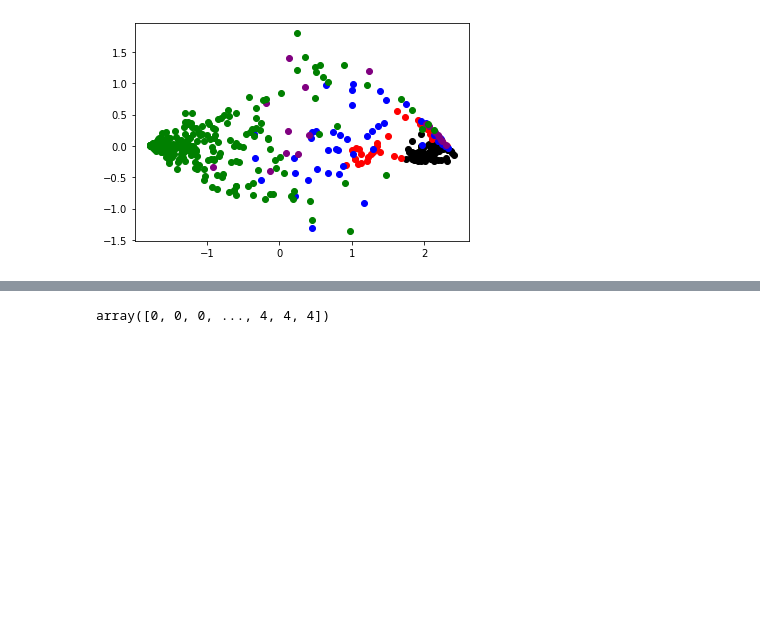
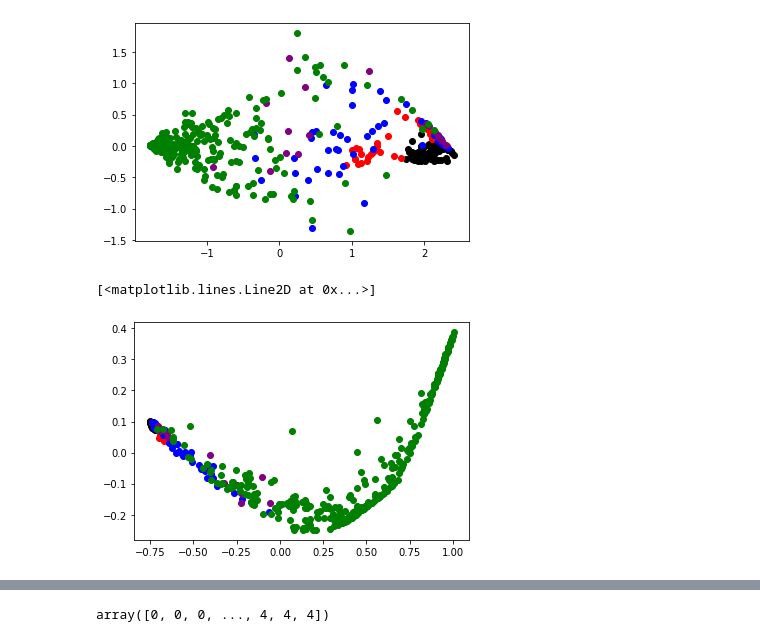
Before and after one commit to ShawnKS/Transportation-Mode-Identification-with-UnsupervisedLearning, a Jupyter notebook: clustering&evulating.ipynb, the cells around one changed output, grey strips where cells are left out. Saved outputs shown, nothing was run; the diff lists cells and outputs as text; code cells hidden in the pictures; blank space fills up the shorter version.

```diff
--- a/clustering&evulating.ipynb
+++ b/clustering&evulating.ipynb
@@ -108,3 +110,12 @@ plt.plot(unlabel_pca[label_==4,0],unlabel_pca[label_==4,1],'o',color='green')
 # %% [output]
 [<matplotlib.lines.Line2D at 0x...>]
 [figure]
+# %%
+plt.plot(unlabel_pca[label_==0,0],unlabel_pca[label_==0,1],'o',color='black')
+plt.plot(unlabel_pca[label_==1,0],unlabel_pca[label_==1,1],'o',color='red')
+plt.plot(unlabel_pca[label_==2,0],unlabel_pca[label_==2,1],'o',color='blue')
+plt.plot(unlabel_pca[label_==3,0],unlabel_pca[label_==3,1],'o',color='purple')
+plt.plot(unlabel_pca[label_==4,0],unlabel_pca[label_==4,1],'o',color='green')
+# %% [output]
+[<matplotlib.lines.Line2D at 0x...>]
+[figure, added]
```
Also changed, not shown: parts of 4 cells of this notebook, 4 other files.
